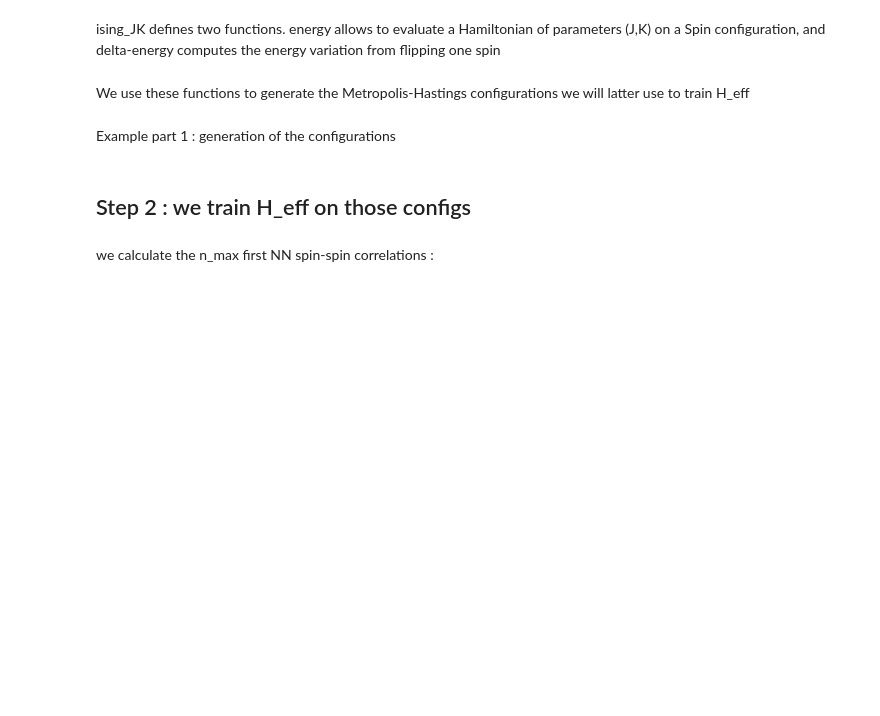
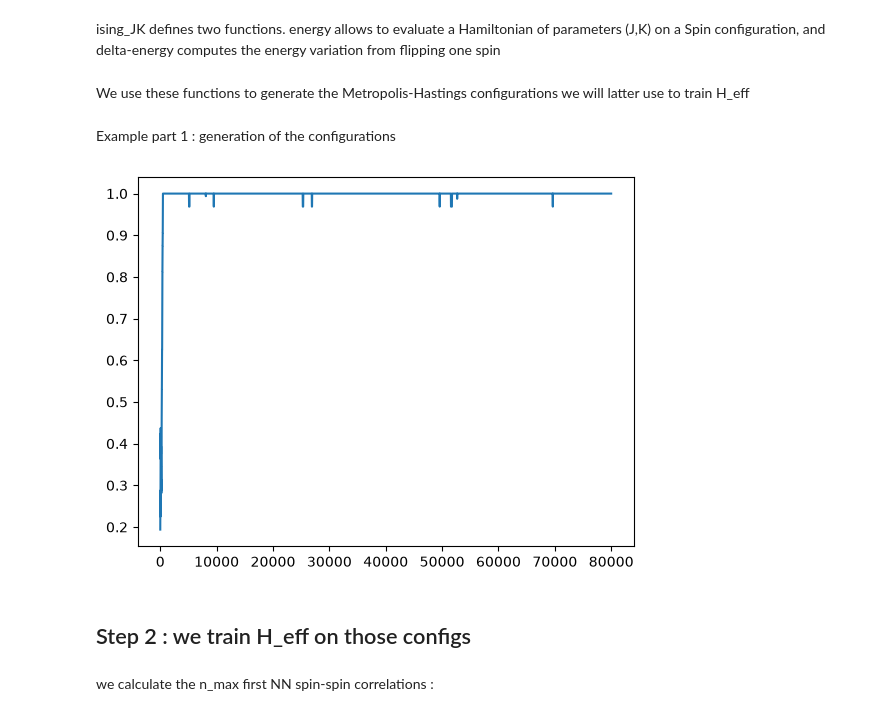
Before and after one commit to BigotQuentin/self-learning-monte-carlo, a Jupyter notebook: dossierdecode/complete_training.ipynb, the cells around one changed output. Drawn from its saved outputs; the diff is of its cells as text; code cells hidden in the pictures; blank space fills up the shorter version.

```diff
--- a/dossierdecode/complete_training.ipynb
+++ b/dossierdecode/complete_training.ipynb
@@ -66,11 +67,23 @@ Example part 1 : generation of the configurations
 # %%
 J=1
 K=0.2
-rng=rng = np.random.default_rng(42)
-n_configs=1000
+
+rng = np.random.default_rng(42)
+n_configs=80_000
+
 L=8
-T=4
-n_warmup=1000
+T=1
 
-energy, delta_energy=ising_JK(J,K)
-configs, energies=metropolis_hastings(energy, n_configs,L,T,rng, delta_energy,n_warmup)
+n_warmup = 1000
+
+energy, delta_energy = ising_JK(J,K)
+configs_train, _ = metropolis_hastings(energy, n_configs, L, T=1, rng=rng, delta_energy=delta_energy, n_warmup=0, length_cycle=1)
+
+Times = [k for k in range(n_configs - 5)]
+# Mag = [np.mean(configs[k], axis=(0,1)) for k in range(n_configs)]
+Mag = [np.mean(configs_train[k:k+5], axis=(0,1,2)) for k in range(n_configs - 5)]
+
+plt.plot(Times, Mag)
+plt.show()
+# %% [output]
+[figure, added]
```
Also changed, not shown: parts of 8 cells of this notebook.
